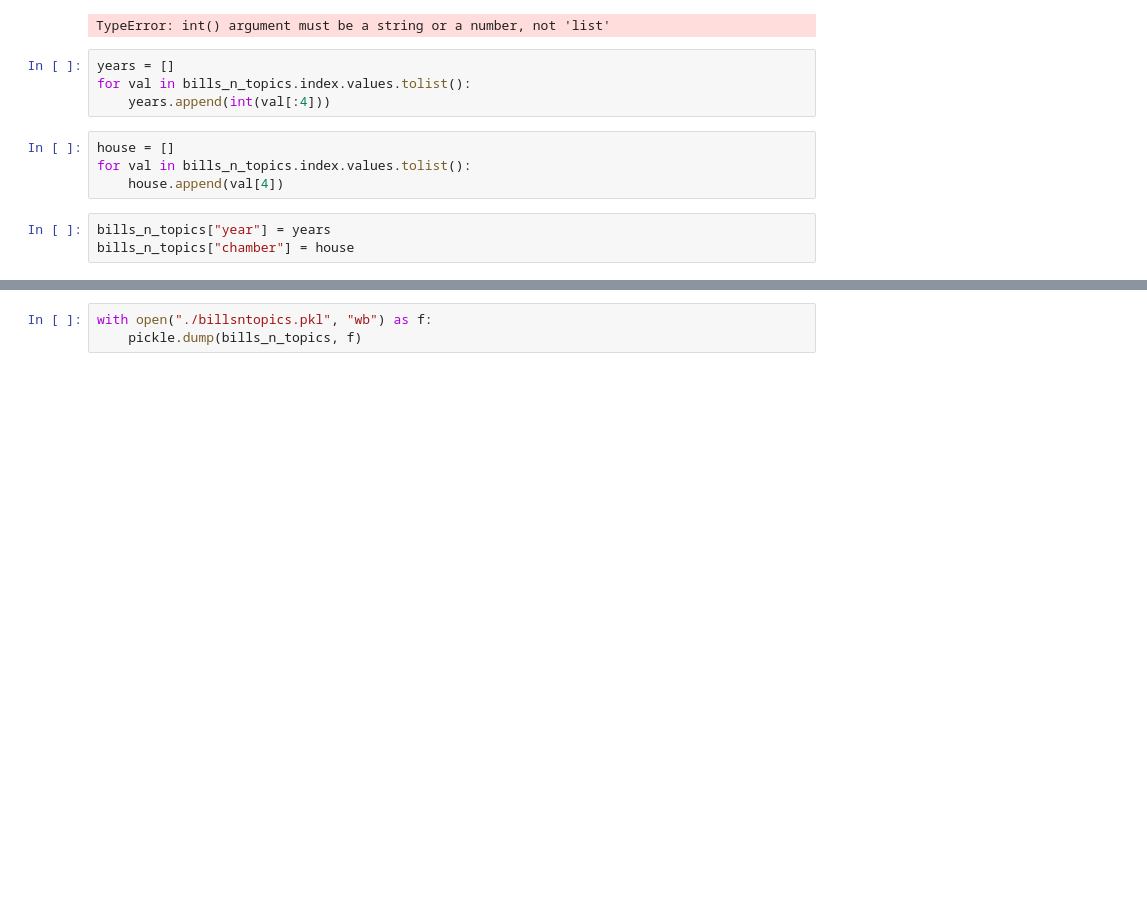
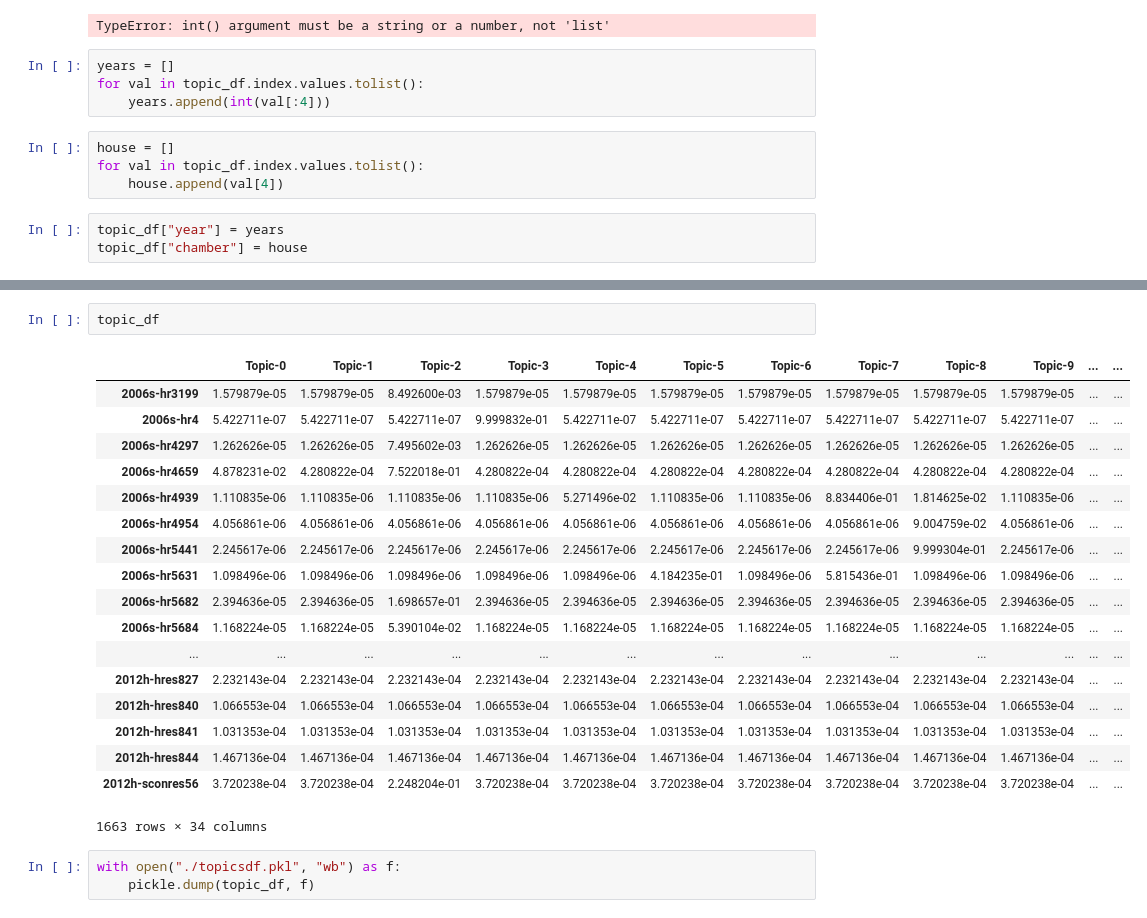
Before and after one commit to datamancy-dev/vote_predictor, a Jupyter notebook: BillsNTopicsDF.ipynb, the cells around one changed output, grey strips where cells are left out. Cells and saved outputs as stored; diff of their text form; blank space fills up the shorter version.

```diff
--- a/BillsNTopicsDF.ipynb
+++ b/BillsNTopicsDF.ipynb
@@ -149,12 +148,12 @@ years, house = extract_y_and_house(bills_n_topics.index.values.tolist())
 TypeError: int() argument must be a string or a number, not 'list'
 # %%
 years = []
-for val in bills_n_topics.index.values.tolist():
+for val in topic_df.index.values.tolist():
     years.append(int(val[:4]))
 # %%
 house = []
-for val in bills_n_topics.index.values.tolist():
+for val in topic_df.index.values.tolist():
     house.append(val[4])
 # %%
-bills_n_topics["year"] = years
-bills_n_topics["chamber"] = house
+topic_df["year"] = years
+topic_df["chamber"] = house
@@ -182,3 +160,24 @@ bills_n_topics
+# %%
+topic_df
+# %% [output]
+|  | Topic-0 | Topic-1 | Topic-2 | Topic-3 | Topic-4 | Topic-5 | Topic-6 | Topic-7 | Topic-8 | Topic-9 | ... | ... |
+| 2006s-hr3199 | 1.579879e-05 | 1.579879e-05 | 8.492600e-03 | 1.579879e-05 | 1.579879e-05 | 1.579879e-05 | 1.579879e-05 | 1.579879e-05 | 1.579879e-05 | 1.579879e-05 | ... | ... |
+| 2006s-hr4 | 5.422711e-07 | 5.422711e-07 | 5.422711e-07 | 9.999832e-01 | 5.422711e-07 | 5.422711e-07 | 5.422711e-07 | 5.422711e-07 | 5.422711e-07 | 5.422711e-07 | ... | ... |
+| 2006s-hr4297 | 1.262626e-05 | 1.262626e-05 | 7.495602e-03 | 1.262626e-05 | 1.262626e-05 | 1.262626e-05 | 1.262626e-05 | 1.262626e-05 | 1.262626e-05 | 1.262626e-05 | ... | ... |
+| 2006s-hr4659 | 4.878231e-02 | 4.280822e-04 | 7.522018e-01 | 4.280822e-04 | 4.280822e-04 | 4.280822e-04 | 4.280822e-04 | 4.280822e-04 | 4.280822e-04 | 4.280822e-04 | ... | ... |
+| 2006s-hr4939 | 1.110835e-06 | 1.110835e-06 | 1.110835e-06 | 1.110835e-06 | 5.271496e-02 | 1.110835e-06 | 1.110835e-06 | 8.834406e-01 | 1.814625e-02 | 1.110835e-06 | ... | ... |
+| 2006s-hr4954 | 4.056861e-06 | 4.056861e-06 | 4.056861e-06 | 4.056861e-06 | 4.056861e-06 | 4.056861e-06 | 4.056861e-06 | 4.056861e-06 | 9.004759e-02 | 4.056861e-06 | ... | ... |
+| 2006s-hr5441 | 2.245617e-06 | 2.245617e-06 | 2.245617e-06 | 2.245617e-06 | 2.245617e-06 | 2.245617e-06 | 2.245617e-06 | 2.245617e-06 | 9.999304e-01 | 2.245617e-06 | ... | ... |
+| 2006s-hr5631 | 1.098496e-06 | 1.098496e-06 | 1.098496e-06 | 1.098496e-06 | 1.098496e-06 | 4.184235e-01 | 1.098496e-06 | 5.815436e-01 | 1.098496e-06 | 1.098496e-06 | ... | ... |
+| 2006s-hr5682 | 2.394636e-05 | 2.394636e-05 | 1.698657e-01 | 2.394636e-05 | 2.394636e-05 | 2.394636e-05 | 2.394636e-05 | 2.394636e-05 | 2.394636e-05 | 2.394636e-05 | ... | ... |
+| 2006s-hr5684 | 1.168224e-05 | 1.168224e-05 | 5.390104e-02 | 1.168224e-05 | 1.168224e-05 | 1.168224e-05 | 1.168224e-05 | 1.168224e-05 | 1.168224e-05 | 1.168224e-05 | ... | ... |
+| ... | ... | ... | ... | ... | ... | ... | ... | ... | ... | ... | ... | ... |
+| 2012h-hres827 | 2.232143e-04 | 2.232143e-04 | 2.232143e-04 | 2.232143e-04 | 2.232143e-04 | 2.232143e-04 | 2.232143e-04 | 2.232143e-04 | 2.232143e-04 | 2.232143e-04 | ... | ... |
+| 2012h-hres840 | 1.066553e-04 | 1.066553e-04 | 1.066553e-04 | 1.066553e-04 | 1.066553e-04 | 1.066553e-04 | 1.066553e-04 | 1.066553e-04 | 1.066553e-04 | 1.066553e-04 | ... | ... |
+| 2012h-hres841 | 1.031353e-04 | 1.031353e-04 | 1.031353e-04 | 1.031353e-04 | 1.031353e-04 | 1.031353e-04 | 1.031353e-04 | 1.031353e-04 | 1.031353e-04 | 1.031353e-04 | ... | ... |
+| 2012h-hres844 | 1.467136e-04 | 1.467136e-04 | 1.467136e-04 | 1.467136e-04 | 1.467136e-04 | 1.467136e-04 | 1.467136e-04 | 1.467136e-04 | 1.467136e-04 | 1.467136e-04 | ... | ... |
+| 2012h-sconres56 | 3.720238e-04 | 3.720238e-04 | 2.248204e-01 | 3.720238e-04 | 3.720238e-04 | 3.720238e-04 | 3.720238e-04 | 3.720238e-04 | 3.720238e-04 | 3.720238e-04 | ... | ... |
+1663 rows × 34 columns
 # %%
-with open("./billsntopics.pkl", "wb") as f:
-    pickle.dump(bills_n_topics, f)
+with open("./topicsdf.pkl", "wb") as f:
+    pickle.dump(topic_df, f)
```
Also changed, not shown: parts of 4 cells of this notebook, 2 other files.
